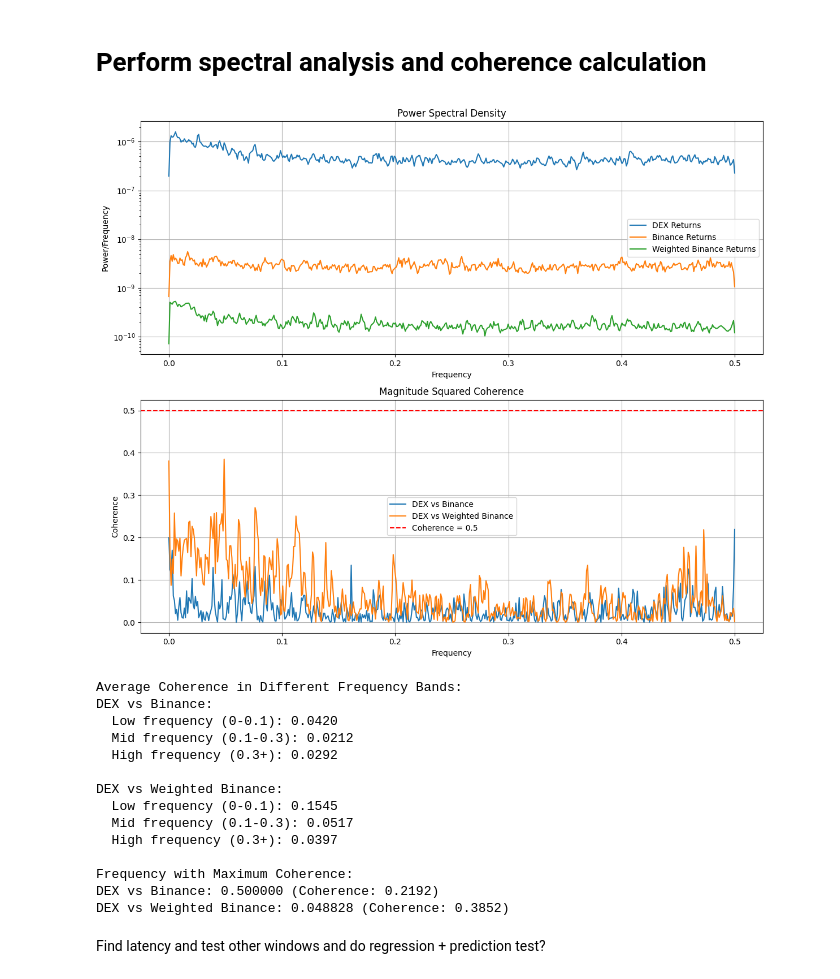
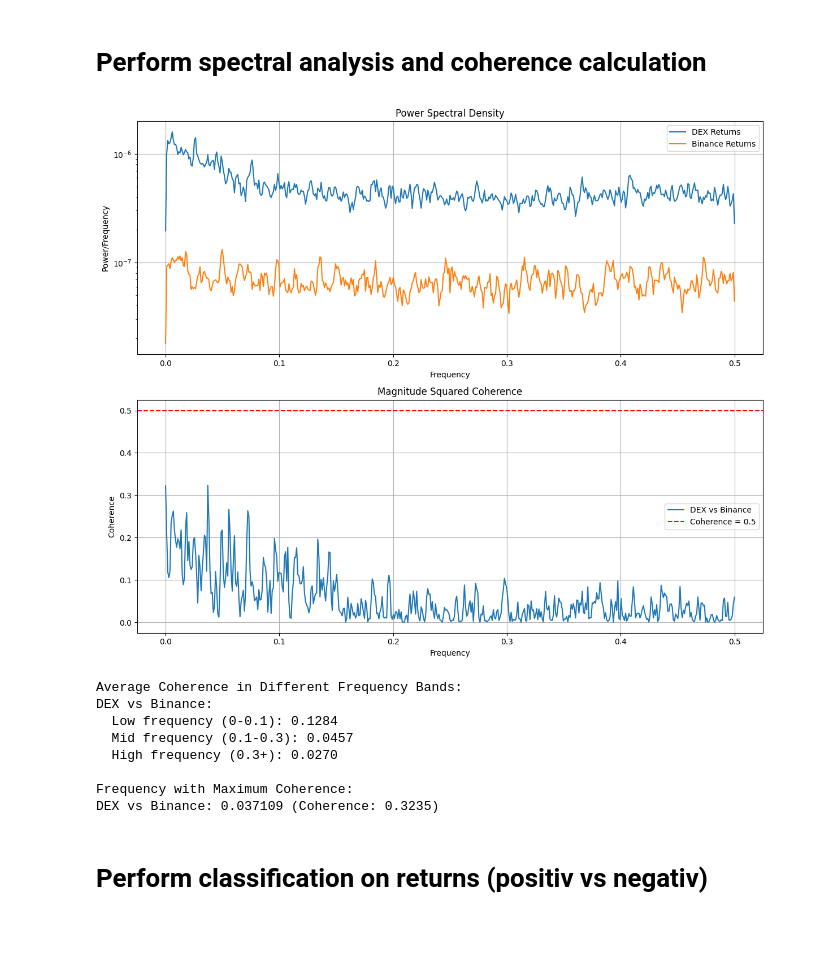
Before and after one commit to Puguix/master-thesis, a Jupyter notebook: main.ipynb, the cells around one changed output. Cells and saved outputs as stored; diff of their text form; code cells hidden in the pictures; blank space fills up the shorter version.

```diff
--- a/main.ipynb
+++ b/main.ipynb
@@ -139,0 +179,19 @@ plt.show()
+# %%
+downsampled_df = dex_df.join_asof(
+    binance_df,
+    on="timestamp",
+    strategy="nearest"
+).filter(pl.col("binance_returns").is_not_null())
+
+# Join DEX data with the Binance data
+downsampled_backward = dex_df.join_asof(
+    binance_df,
+    on="timestamp",
+    strategy="backward"  # get last Binance row before each DEX ts
+).filter(pl.col("binance_returns").is_not_null())
+
+downsampled_forward = dex_df.join_asof(
+    binance_df,
+    on="timestamp",
+    strategy="forward"  # get first Binance row after each DEX ts
+).filter(pl.col("binance_returns").is_not_null())
@@ -566,21 +498,15 @@ DEX vs Weighted Binance Returns:
 # Perform spectral analysis and coherence calculation
 # %%
 # Extract the return series
-dex_returns = np.array(granger_df.select('dex_returns').collect(engine='streaming')).flatten()
-binance_returns = np.array(granger_df.select('binance_returns').collect(engine='streaming')).flatten()
-binance_returns_weighted = np.array(granger_df.select('binance_returns_weighted').collect(engine='streaming')).flatten()
-binance_returns_mean = np.array(granger_df.select('binance_returns_mean').collect(engine='streaming')).flatten()
+dex_returns = np.array(downsampled_df.select('dex_returns').collect(engine='streaming')).flatten()
+binance_returns = np.array(downsampled_df.select('binance_returns').collect(engine='streaming')).flatten()
 
 # Calculate power spectral density for each series
 f_dex, psd_dex = signal.welch(dex_returns, nperseg=1024)
 f_binance, psd_binance = signal.welch(binance_returns, nperseg=1024)
-f_binance_weighted, psd_binance_weighted = signal.welch(binance_returns_weighted, nperseg=1024)
-f_binance_mean, psd_binance_mean = signal.welch(binance_returns_mean, nperseg=1024)
 
 # Calculate coherence between DEX and Binance returns
 f_coh, coherence = signal.coherence(dex_returns, binance_returns, nperseg=1024)
-f_coh_weighted, coherence_weighted = signal.coherence(dex_returns, binance_returns_weighted, nperseg=1024)
-f_coh_mean, coherence_mean = signal.coherence(dex_returns, binance_returns_mean, nperseg=1024)
 
 # Plot the power spectral densities
 plt.figure(figsize=(12, 10))
@@ -589,8 +515,6 @@ plt.figure(figsize=(12, 10))
 plt.subplot(2, 1, 1)
 plt.semilogy(f_dex, psd_dex, label='DEX Returns')
 plt.semilogy(f_binance, psd_binance, label='Binance Returns')
-plt.semilogy(f_binance_weighted, psd_binance_weighted, label='Weighted Binance Returns')
-plt.semilogy(f_binance_mean, psd_binance_mean, label='Mean Binance Returns')
 plt.title('Power Spectral Density')
 plt.xlabel('Frequency')
 plt.ylabel('Power/Frequency')
@@ -599,64 +523,41 @@ plt.grid(True)
 
 # Coherence plot
 plt.subplot(2, 1, 2)
 plt.plot(f_coh, coherence, label='DEX vs Binance')
-plt.plot(f_coh_weighted, coherence_weighted, label='DEX vs Weighted Binance')
-plt.plot(f_coh_mean, coherence_mean, label='DEX vs Mean Binance')
 plt.title('Magnitude Squared Coherence')
 plt.xlabel('Frequency')
 plt.ylabel('Coherence')
 plt.axhline(y=0.5, color='r', linestyle='--', label='Coherence = 0.5')
 plt.legend()
 plt.grid(True)
 
 plt.tight_layout()
 plt.show()
 
 # Calculate and print the average coherence in different frequency bands
 low_freq_idx = (f_coh > 0) & (f_coh < 0.1)
 mid_freq_idx = (f_coh >= 0.1) & (f_coh < 0.3)
 high_freq_idx = f_coh >= 0.3
 
 print("\nAverage Coherence in Different Frequency Bands:")
 print("DEX vs Binance:")
 print(f"  Low frequency (0-0.1): {np.mean(coherence[low_freq_idx]):.4f}")
 print(f"  Mid frequency (0.1-0.3): {np.mean(coherence[mid_freq_idx]):.4f}")
 print(f"  High frequency (0.3+): {np.mean(coherence[high_freq_idx]):.4f}")
 
-print("\nDEX vs Weighted Binance:")
-print(f"  Low frequency (0-0.1): {np.mean(coherence_weighted[low_freq_idx]):.4f}")
-print(f"  Mid frequency (0.1-0.3): {np.mean(coherence_weighted[mid_freq_idx]):.4f}")
-print(f"  High frequency (0.3+): {np.mean(coherence_weighted[high_freq_idx]):.4f}")
-
-print("\nDEX vs Mean Binance:")
-print(f"  Low frequency (0-0.1): {np.mean(coherence_mean[low_freq_idx]):.4f}")
-print(f"  Mid frequency (0.1-0.3): {np.mean(coherence_mean[mid_freq_idx]):.4f}")
-print(f"  High frequency (0.3+): {np.mean(coherence_mean[high_freq_idx]):.4f}")
-
 # Find the frequency with maximum coherence
 max_coh_idx = np.argmax(coherence)
-max_coh_weighted_idx = np.argmax(coherence_weighted)
-max_coh_mean_idx = np.argmax(coherence_mean)
-
 print("\nFrequency with Maximum Coherence:")
 print(f"DEX vs Binance: {f_coh[max_coh_idx]:.6f} (Coherence: {coherence[max_coh_idx]:.4f})")
-print(f"DEX vs Weighted Binance: {f_coh_weighted[max_coh_weighted_idx]:.6f} (Coherence: {coherence_weighted[max_coh_weighted_idx]:.4f})")
-print(f"DEX vs Mean Binance: {f_coh_mean[max_coh_mean_idx]:.6f} (Coherence: {coherence_mean[max_coh_mean_idx]:.4f})")
 # %% [output]
-[figure, old version]
+[figure, new version]
 Average Coherence in Different Frequency Bands:
 DEX vs Binance:
-  Low frequency (0-0.1): 0.0420
-  Mid frequency (0.1-0.3): 0.0212
-  High frequency (0.3+): 0.0292
-
-DEX vs Weighted Binance:
-  Low frequency (0-0.1): 0.1545
-  Mid frequency (0.1-0.3): 0.0517
-  High frequency (0.3+): 0.0397
+  Low frequency (0-0.1): 0.1284
+  Mid frequency (0.1-0.3): 0.0457
+  High frequency (0.3+): 0.0270
 
 Frequency with Maximum Coherence:
-DEX vs Binance: 0.500000 (Coherence: 0.2192)
-DEX vs Weighted Binance: 0.048828 (Coherence: 0.3852)
+DEX vs Binance: 0.037109 (Coherence: 0.3235)
-# %% [markdown]
-Find latency and test other windows and do regression + prediction test?
+# %% [markdown]
+# Perform classification on returns (positiv vs negativ)
```
Also changed, not shown: parts of 55 cells of this notebook.
